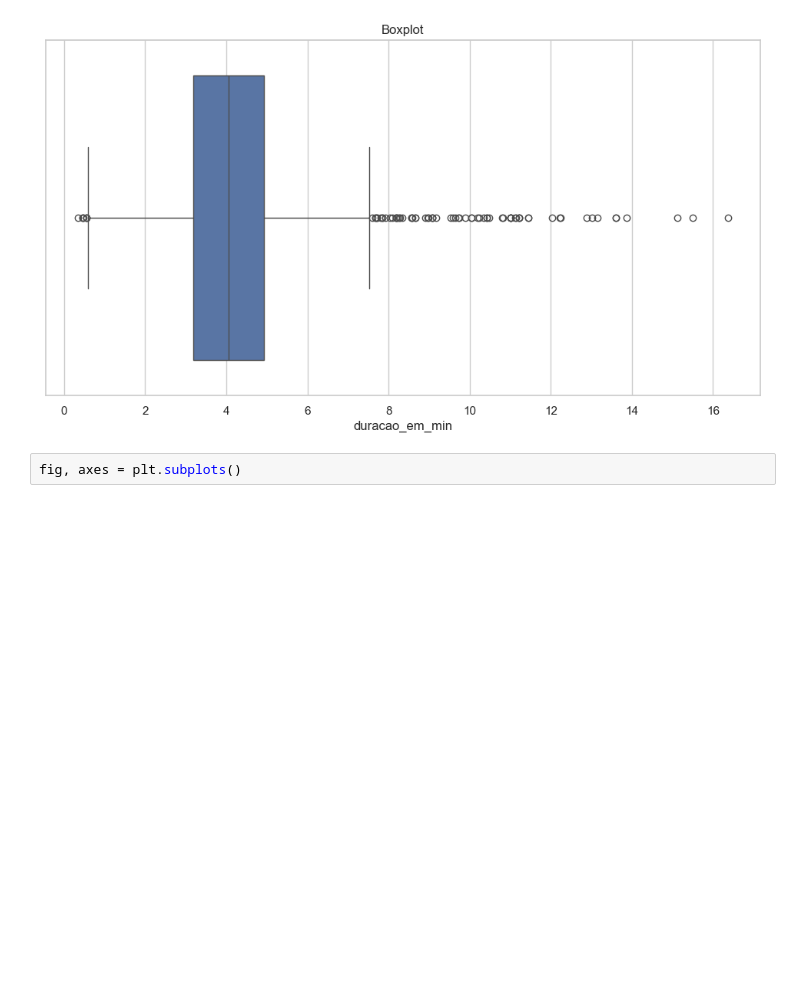
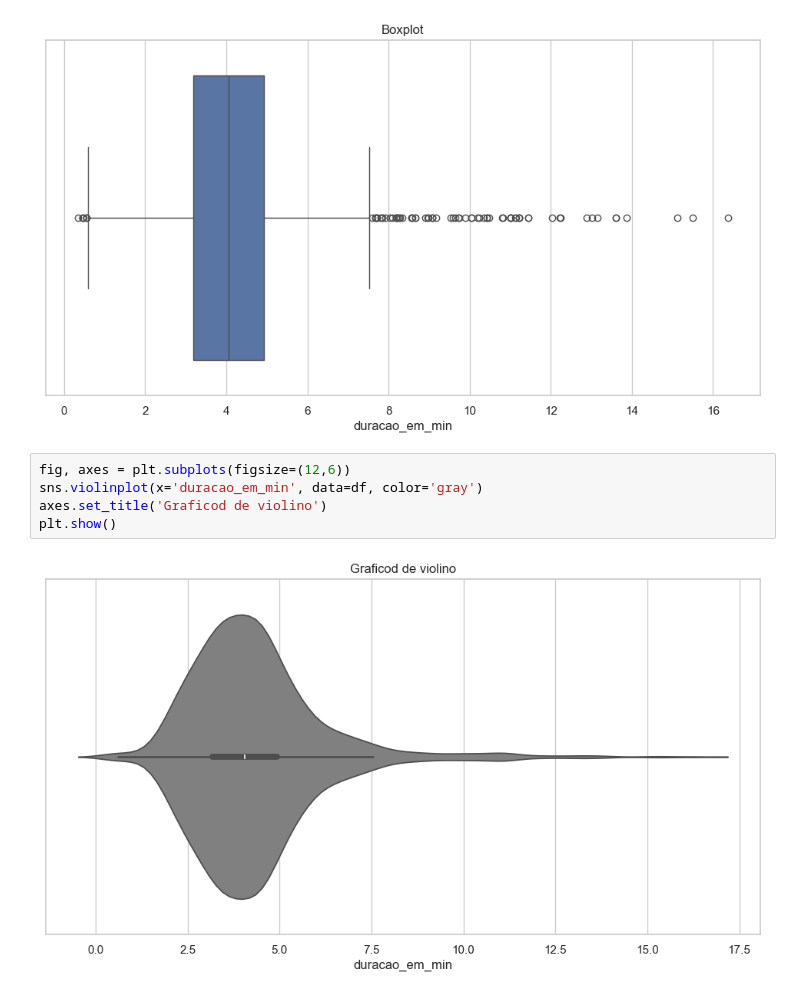
Before and after one commit to joaopereira1/pos-tech-fiap, a Jupyter notebook: fase-2/eda_musicas.ipynb, the cells around one changed output. Drawn from its saved outputs; the diff is of its cells as text; blank space fills up the shorter version.

```diff
--- a/fase-2/eda_musicas.ipynb
+++ b/fase-2/eda_musicas.ipynb
@@ -166,5 +166,10 @@ axes.set_title('Boxplot')
 plt.show()
 # %% [output]
 [figure]
-# %%
-fig, axes = plt.subplots()
+# %%
+fig, axes = plt.subplots(figsize=(12,6))
+sns.violinplot(x='duracao_em_min', data=df, color='gray')
+axes.set_title('Graficod de violino')
+plt.show()
+# %% [output]
+[figure, added]
```
Also changed, not shown: parts of 22 cells of this notebook.
